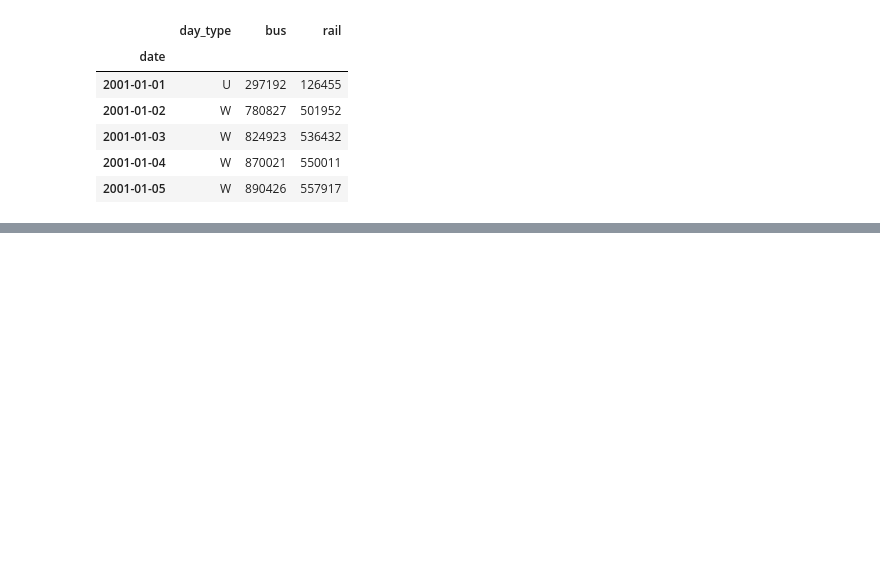
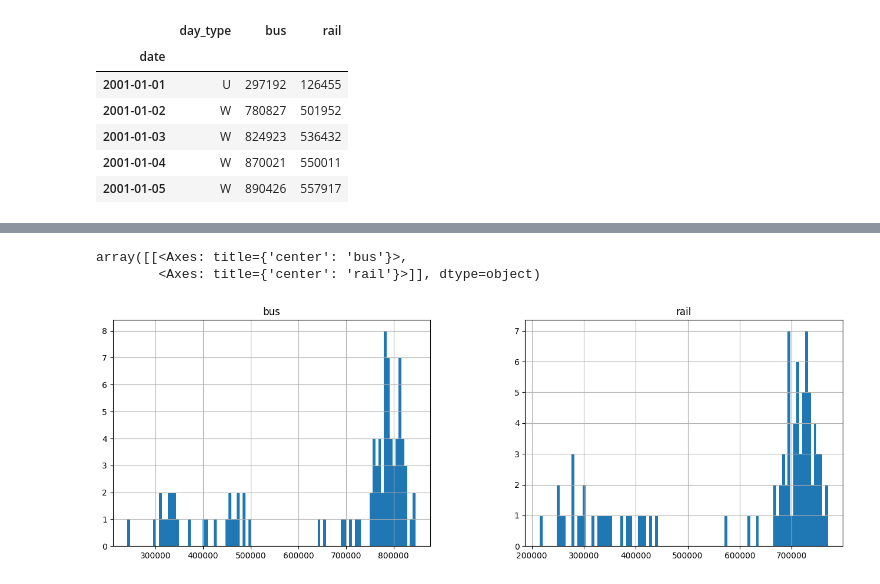
Before and after one commit to isthismanas/RNNs-and-NLP, a Jupyter notebook: Chicago Transit.ipynb, the cells around one changed output, grey strips where cells are left out. Cells and saved outputs as stored; diff of their text form; code cells hidden in the pictures; blank space fills up the shorter version.

```diff
--- a/Chicago Transit.ipynb
+++ b/Chicago Transit.ipynb
@@ -23,0 +36,6 @@ df.head()
+# %%
+df['2019-03':'2019-05'].hist(bins = 100, figsize= (16,5))
+# %% [output]
+array([[<Axes: title={'center': 'bus'}>,
+        <Axes: title={'center': 'rail'}>]], dtype=object)
+[figure, added]
```
Also changed, not shown: parts of 8 cells of this notebook.
